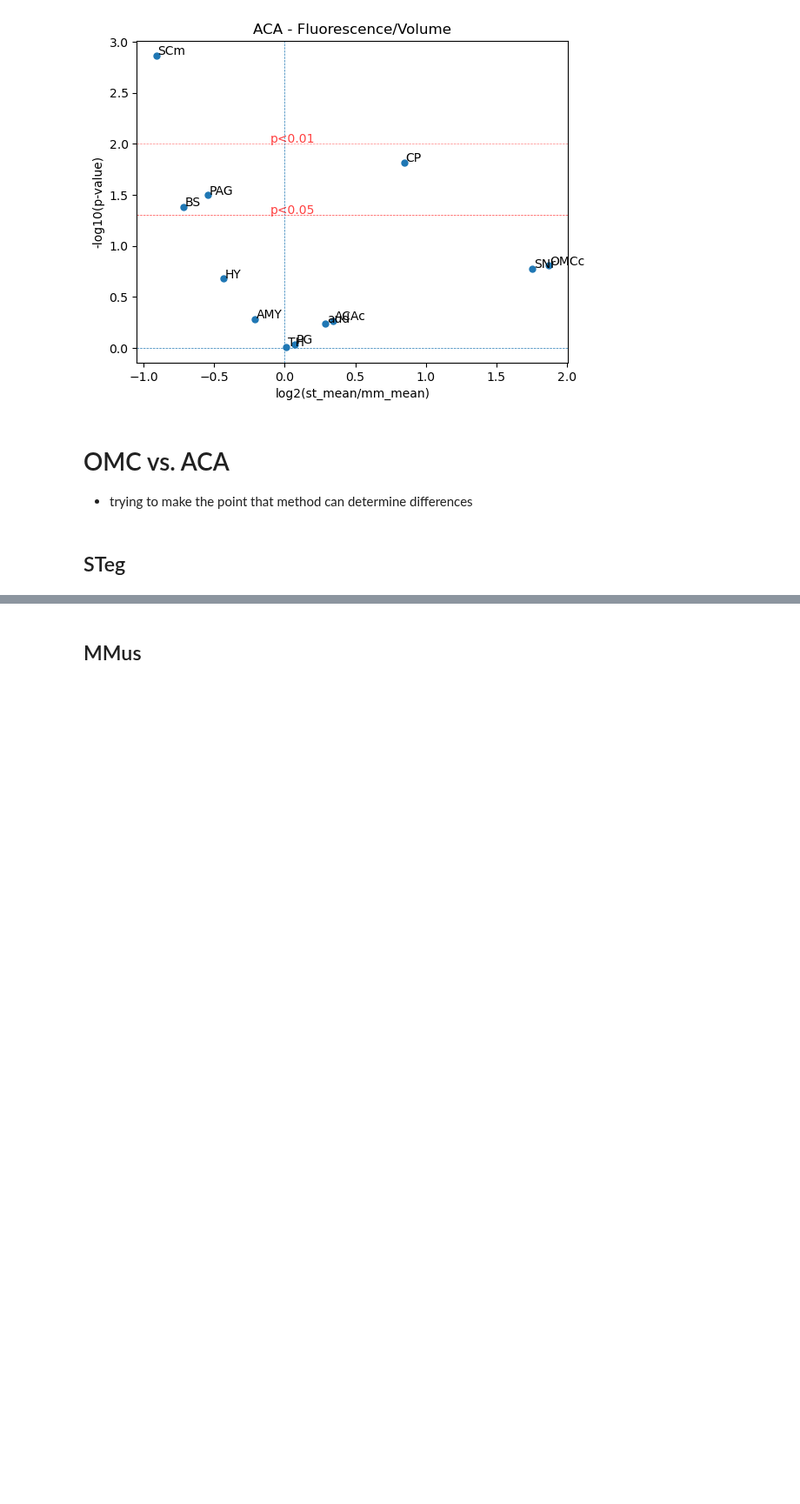
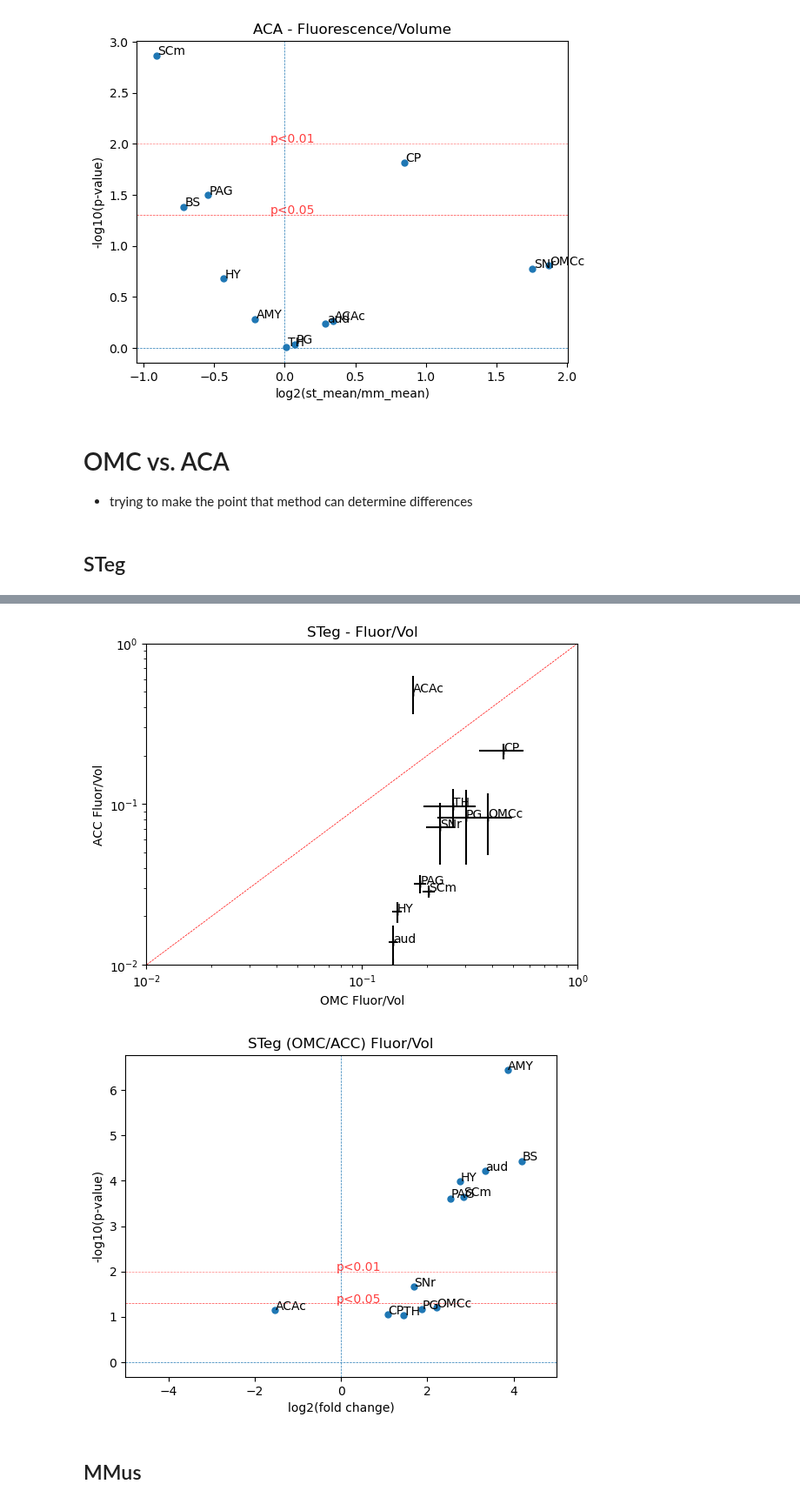
Before and after one commit to eisko/STP_analysis, a Jupyter notebook: quant_fluor_individ_2.ipynb, the cells around one changed output, grey strips where cells are left out. Shown at 87% size. Saved outputs shown, nothing was run; the diff lists cells and outputs as text; code cells hidden in the pictures; blank space fills up the shorter version.

```diff
--- a/quant_fluor_individ_2.ipynb
+++ b/quant_fluor_individ_2.ipynb
@@ -228,2 +250,20 @@ See the caveats in the documentation: https://pandas.pydata.org/pandas-docs/stab
+# %%
+area_scatter(steg_fluor, title="STeg - Fluor/Vol", compare_group="inj_site",
+             xgroup="OMC", ygroup="ACC", to_plot="Fluor/Vol", ax_limits=(0.01,1))
+plt.show()
+
+
+#  Volcano plot
+st_ttest = df_ttest(steg_fluor, test_vals="Fluor/Vol",
+                    compare_group="inj_site",
+                    group1="OMC", group2="ACC")
+
+
+volcano_plot(st_ttest, title="STeg (OMC/ACC) Fluor/Vol",
+             xlim=(-5,5))
+plt.show()
+# %% [output]
+[figure, added]
+[figure, added]
 # %% [markdown]
 ## MMus
```
Also changed, not shown: parts of 9 cells of this notebook, 2 other files.
